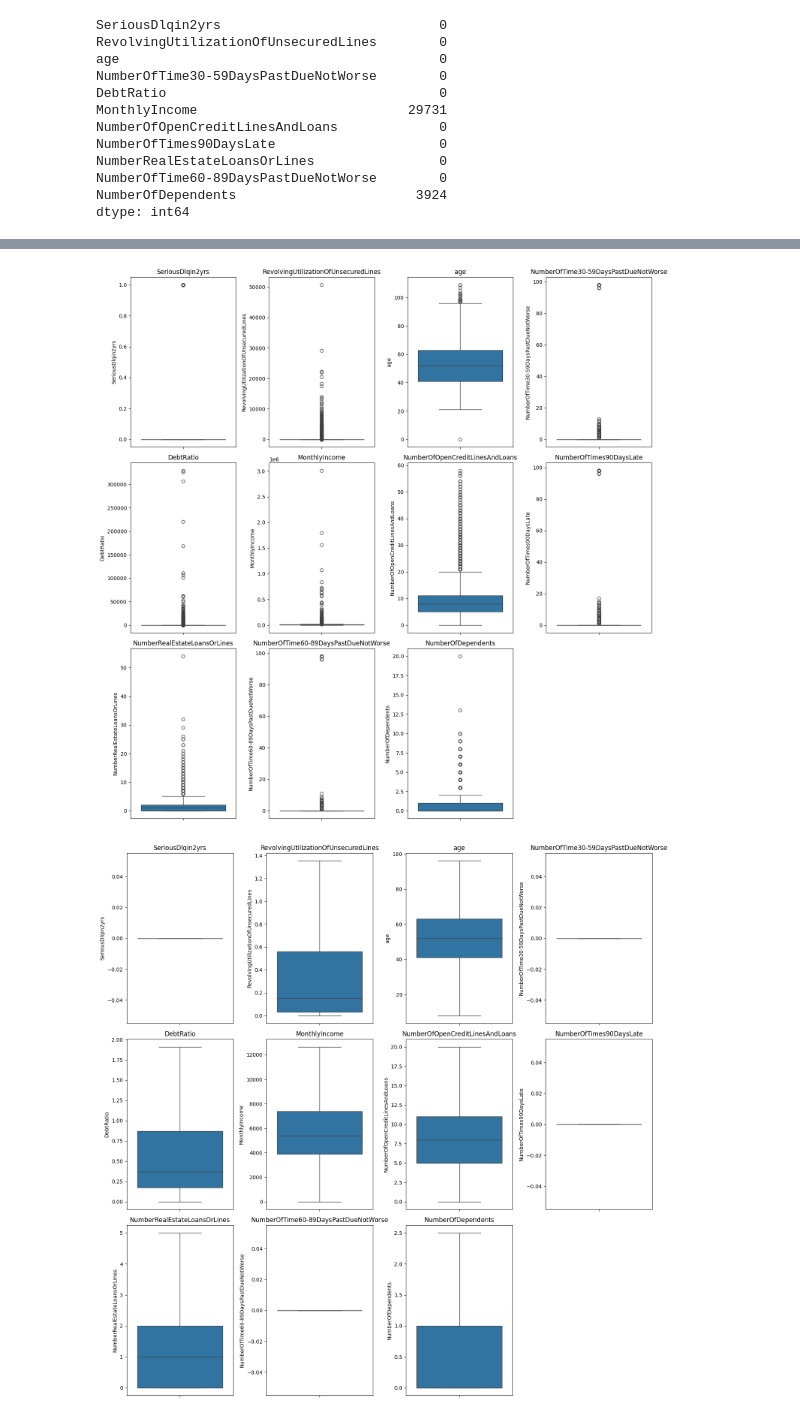
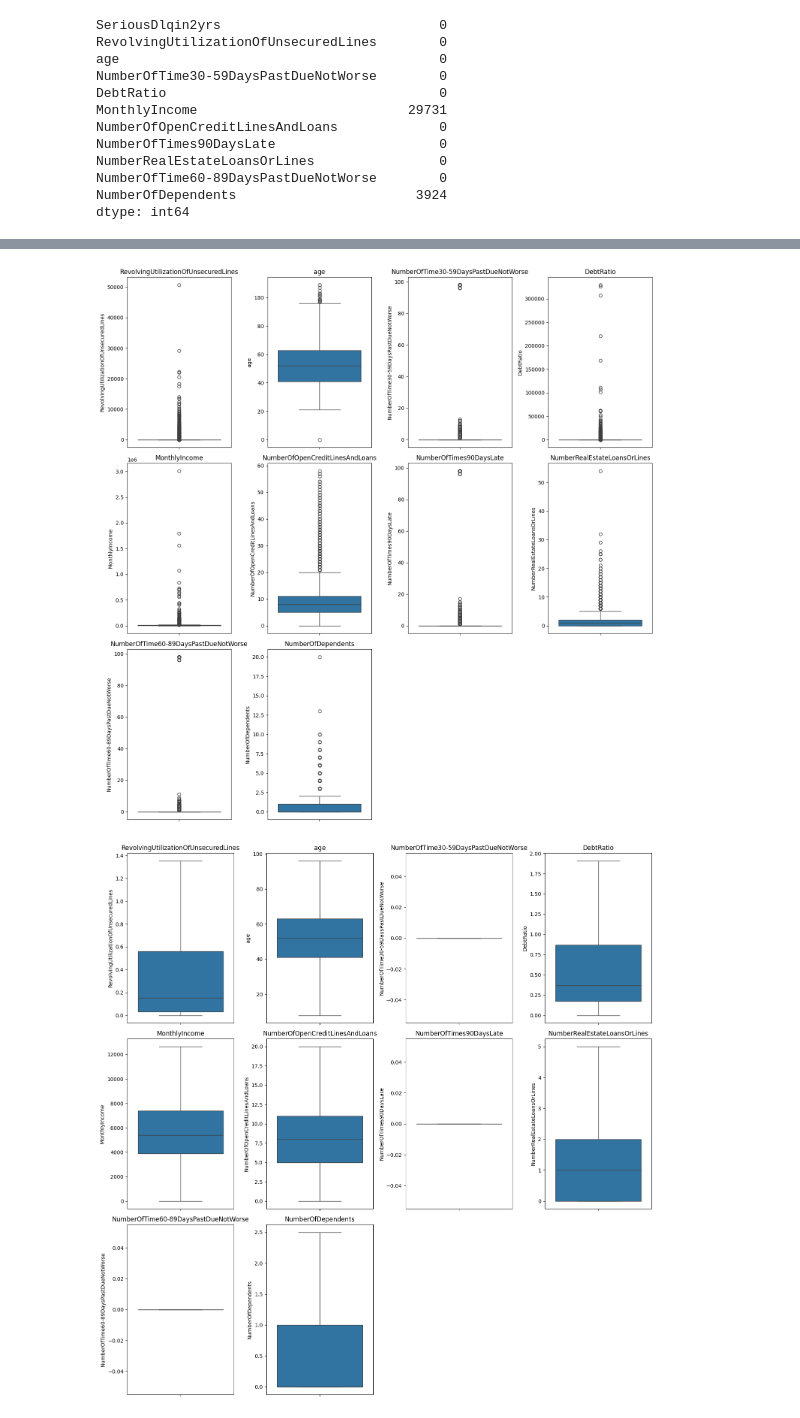
Before and after one commit to jonathern/financial-credit-scoring, a Jupyter notebook: notebooks/part a.ipynb, the cells around one changed output, grey strips where cells are left out. Cells and saved outputs as stored; diff of their text form; code cells hidden in the pictures.

```diff
--- a/notebooks/part a.ipynb
+++ b/notebooks/part a.ipynb
@@ -64,36 +65,40 @@ df.describe()
 | max | 1.000000 | 50708.000000 | 109.000000 | 98.000000 | 329664.000000 | 3.008750e+06 | ... |
 # %%
 # Get numerical columns
-numerical_cols = df.select_dtypes(include=['float64', 'int64']).columns
+# cols = df.select_dtypes(include=['float64', 'int64']).columns
+cols = [col for col in df.columns if col != 'SeriousDlqin2yrs']
 
 # Calculate grid dimensions
 n_cols = 4  # Number of columns in grid
-n_rows = int(np.ceil(len(numerical_cols) / n_cols))
+n_rows = int(np.ceil(len(cols) / n_cols))
 
 # Create subplots
 fig, axes = plt.subplots(n_rows, n_cols, figsize=(15, 5*n_rows))
 axes = axes.flatten()
 
 # Create boxplot for each feature
-for idx, col in enumerate(numerical_cols):
+for idx, col in enumerate(cols):
     sns.boxplot(y=df[col], ax=axes[idx])
     axes[idx].set_title(f'{col}')
     axes[idx].set_ylabel(col)
 
 # Hide empty subplots
-for idx in range(len(numerical_cols), len(axes)):
+for idx in range(len(cols), len(axes)):
     axes[idx].set_visible(False)
 
 plt.tight_layout()
 plt.show()
 # %% [output]
-[figure, old version]
+[figure, new version]
 # %%
-# Impute missing values by median
+# 2. Impute missing values
+from sklearn.impute import SimpleImputer
+numerical_cols = cols
+
 imputer = SimpleImputer(strategy='median')  # or 'mean', 'most_frequent'
 df[numerical_cols] = imputer.fit_transform(df[numerical_cols])
 
-# Then detect and handle outliers
+# 3. Then detect and handle outliers
 for col in numerical_cols:
     Q1 = df[col].quantile(0.25)
     Q3 = df[col].quantile(0.75)
@@ -107,26 +112,26 @@ for col in numerical_cols:
 # %%
 # Calculate grid dimensions
 n_cols = 4  # Number of columns in grid
-n_rows = int(np.ceil(len(numerical_cols) / n_cols))
+n_rows = int(np.ceil(len(cols) / n_cols))
 
 # Create subplots
 fig, axes = plt.subplots(n_rows, n_cols, figsize=(15, 5*n_rows))
 axes = axes.flatten()
 
 # Create boxplot for each feature
-for idx, col in enumerate(numerical_cols):
+for idx, col in enumerate(cols):
     sns.boxplot(y=df[col], ax=axes[idx])
     axes[idx].set_title(f'{col}')
     axes[idx].set_ylabel(col)
 
 # Hide empty subplots
-for idx in range(len(numerical_cols), len(axes)):
+for idx in range(len(cols), len(axes)):
     axes[idx].set_visible(False)
 
 plt.tight_layout()
 plt.show()
 # %% [output]
-[figure, old version]
+[figure, new version]
 # %%
 df.info()
 # %% [output]
```
Also changed, not shown: parts of 3 cells of this notebook, 3 other files.
